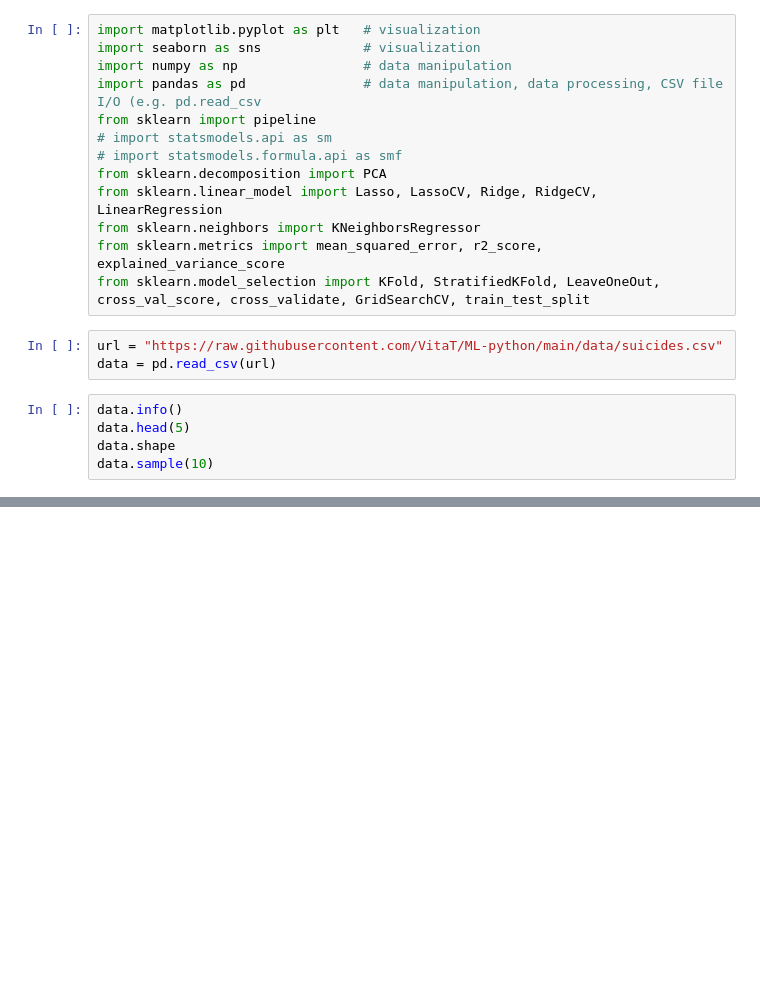
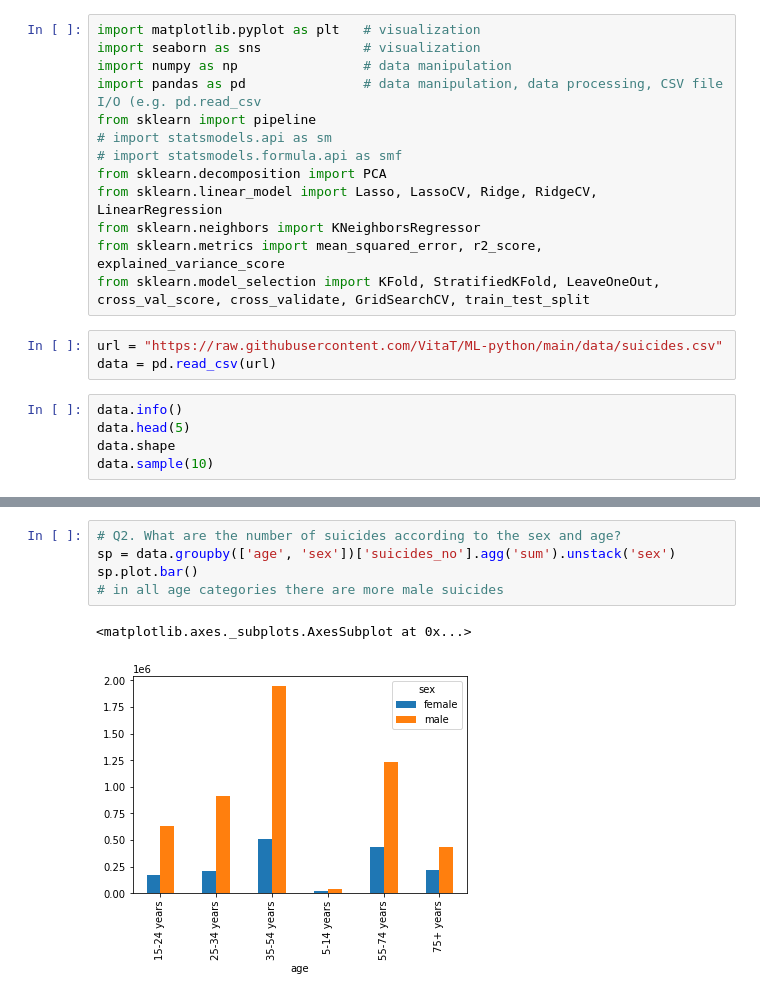
Before and after one commit to julija-dmrk/data-mining, a Jupyter notebook: 3rd_week.ipynb, the cells around one changed output, grey strips where cells are left out. Drawn from its saved outputs; the diff is of its cells as text; blank space fills up the shorter version.

```diff
--- a/3rd_week.ipynb
+++ b/3rd_week.ipynb
@@ -25,0 +54,8 @@ data.sample(10)
+# %%
+# Q2. What are the number of suicides according to the sex and age?
+sp = data.groupby(['age', 'sex'])['suicides_no'].agg('sum').unstack('sex')
+sp.plot.bar()
+# in all age categories there are more male suicides
+# %% [output]
+<matplotlib.axes._subplots.AxesSubplot at 0x...>
+[figure, added]
```
Also changed, not shown: parts of 19 cells of this notebook.
